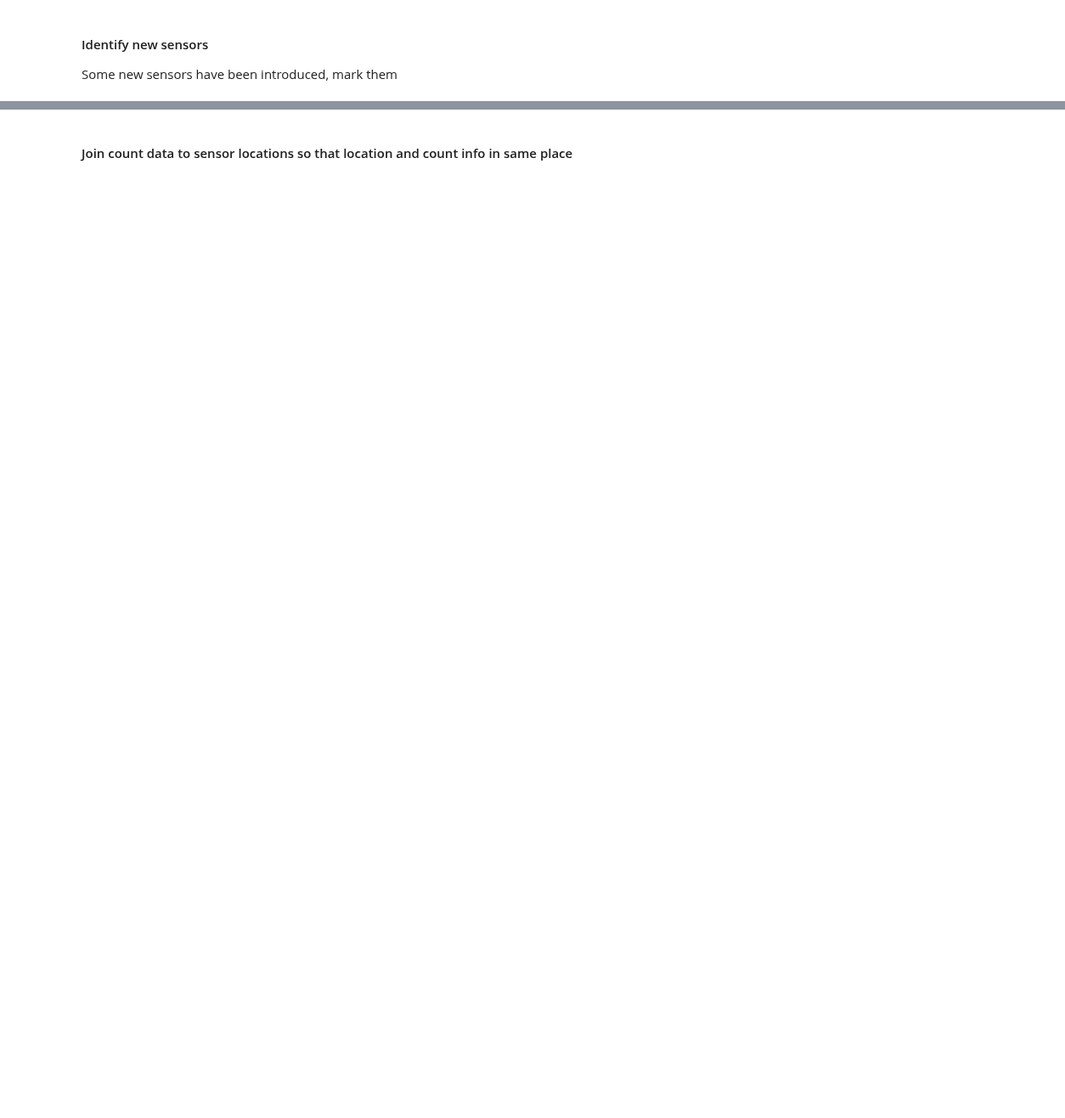
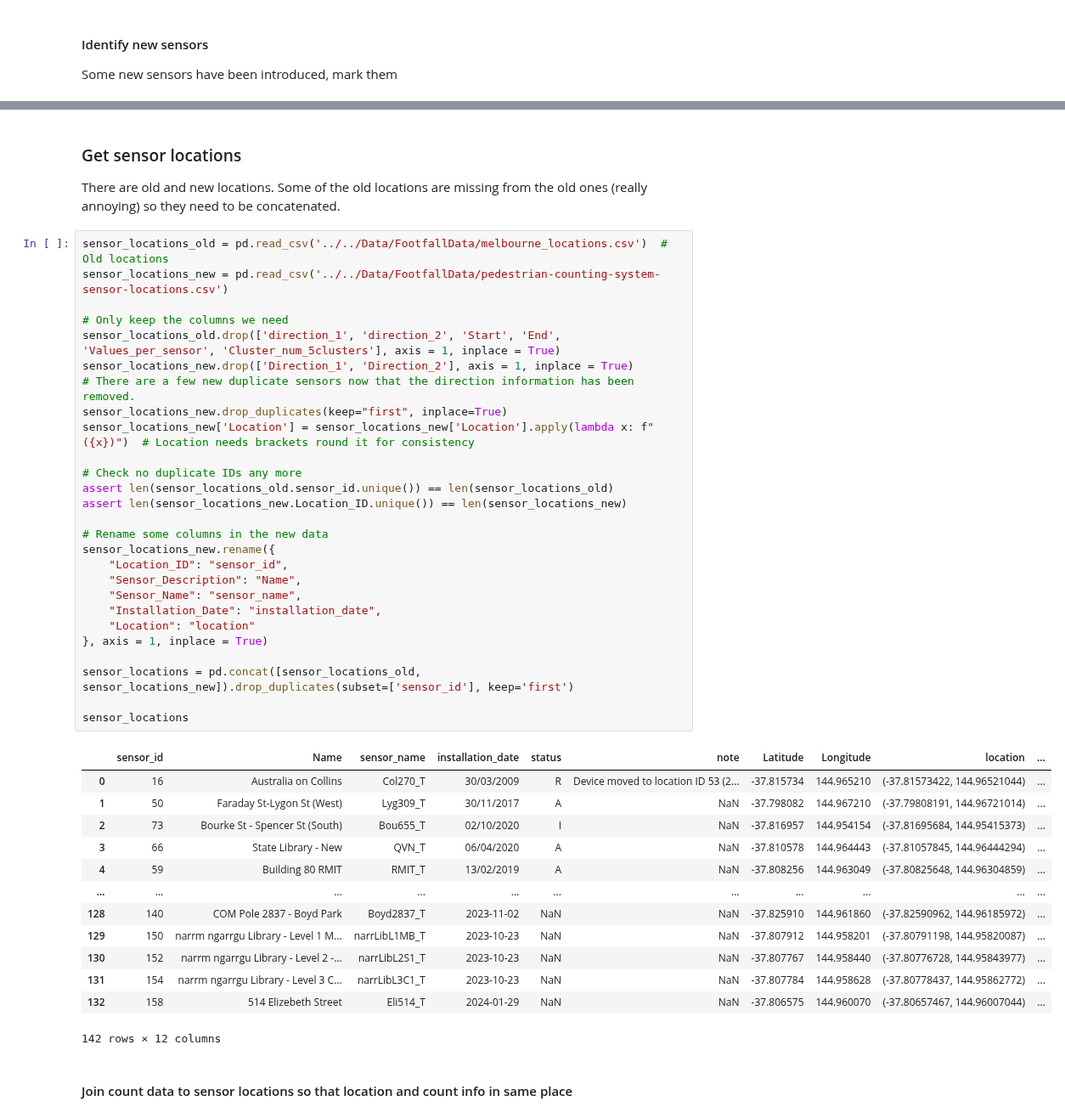
Before and after one commit to nickmalleson/footfall, a Jupyter notebook: MelbourneAnalysis/1. PreparingData/1. CleanData/CleaningData-Footfall.ipynb, the cells around one changed output, grey strips where cells are left out. Shown at 85% size. Saved outputs shown, nothing was run; the diff lists cells and outputs as text; blank space fills up the shorter version.

```diff
--- a/MelbourneAnalysis/1. PreparingData/1. CleanData/CleaningData-Footfall.ipynb
+++ b/MelbourneAnalysis/1. PreparingData/1. CleanData/CleaningData-Footfall.ipynb
@@ -206,3 +170,48 @@ New sensors: {130, 131, 132, 133, 134, 135, 136, 137, 138, 139, 140, 141, 142, 1
+# %% [markdown]
+### Get sensor locations
+
+There are old and new locations. Some of the old locations are missing from the old ones (really annoying) so they need to be concatenated.
+# %%
+sensor_locations_old = pd.read_csv('../../Data/FootfallData/melbourne_locations.csv')  # Old locations
+sensor_locations_new = pd.read_csv('../../Data/FootfallData/pedestrian-counting-system-sensor-locations.csv')
+
+# Only keep the columns we need
+sensor_locations_old.drop(['direction_1', 'direction_2', 'Start', 'End', 'Values_per_sensor', 'Cluster_num_5clusters'], axis = 1, inplace = True)
+sensor_locations_new.drop(['Direction_1', 'Direction_2'], axis = 1, inplace = True)
+# There are a few new duplicate sensors now that the direction information has been removed.
+sensor_locations_new.drop_duplicates(keep="first", inplace=True)
+sensor_locations_new['Location'] = sensor_locations_new['Location'].apply(lambda x: f"({x})")  # Location needs brackets round it for consistency
+
+# Check no duplicate IDs any more
+assert len(sensor_locations_old.sensor_id.unique()) == len(sensor_locations_old)
+assert len(sensor_locations_new.Location_ID.unique()) == len(sensor_locations_new)
+
+# Rename some columns in the new data
+sensor_locations_new.rename({
+    "Location_ID": "sensor_id",
+    "Sensor_Description": "Name",
+    "Sensor_Name": "sensor_name",
+    "Installation_Date": "installation_date",
+    "Location": "location"
+}, axis = 1, inplace = True)
+
+sensor_locations = pd.concat([sensor_locations_old, sensor_locations_new]).drop_duplicates(subset=['sensor_id'], keep='first')
+
+sensor_locations
+# %% [output]
+|  | sensor_id | Name | sensor_name | installation_date | status | note | Latitude | Longitude | location | ... |
+| 0 | 16 | Australia on Collins | Col270_T | 30/03/2009 | R | Device moved to location ID 53 (2... | -37.815734 | 144.965210 | (-37.81573422, 144.96521044) | ... |
+| 1 | 50 | Faraday St-Lygon St (West) | Lyg309_T | 30/11/2017 | A | NaN | -37.798082 | 144.967210 | (-37.79808191, 144.96721014) | ... |
+| 2 | 73 | Bourke St - Spencer St (South) | Bou655_T | 02/10/2020 | I | NaN | -37.816957 | 144.954154 | (-37.81695684, 144.95415373) | ... |
+| 3 | 66 | State Library - New | QVN_T | 06/04/2020 | A | NaN | -37.810578 | 144.964443 | (-37.81057845, 144.96444294) | ... |
+| 4 | 59 | Building 80 RMIT | RMIT_T | 13/02/2019 | A | NaN | -37.808256 | 144.963049 | (-37.80825648, 144.96304859) | ... |
+| ... | ... | ... | ... | ... | ... | ... | ... | ... | ... | ... |
+| 128 | 140 | COM Pole 2837 - Boyd Park | Boyd2837_T | 2023-11-02 | NaN | NaN | -37.825910 | 144.961860 | (-37.82590962, 144.96185972) | ... |
+| 129 | 150 | narrm ngarrgu Library - Level 1 M... | narrLibL1MB_T | 2023-10-23 | NaN | NaN | -37.807912 | 144.958201 | (-37.80791198, 144.95820087) | ... |
+| 130 | 152 | narrm ngarrgu Library - Level 2 -... | narrLibL2S1_T | 2023-10-23 | NaN | NaN | -37.807767 | 144.958440 | (-37.80776728, 144.95843977) | ... |
+| 131 | 154 | narrm ngarrgu Library - Level 3 C... | narrLibL3C1_T | 2023-10-23 | NaN | NaN | -37.807784 | 144.958628 | (-37.80778437, 144.95862772) | ... |
+| 132 | 158 | 514 Elizebeth Street | Eli514_T | 2024-01-29 | NaN | NaN | -37.806575 | 144.960070 | (-37.80657467, 144.96007044) | ... |
+142 rows × 12 columns
 # %% [markdown]
 
 #### Join count data to sensor locations so that location and count info in same place
```
Also changed, not shown: parts of 16 cells of this notebook, 1 other file.
